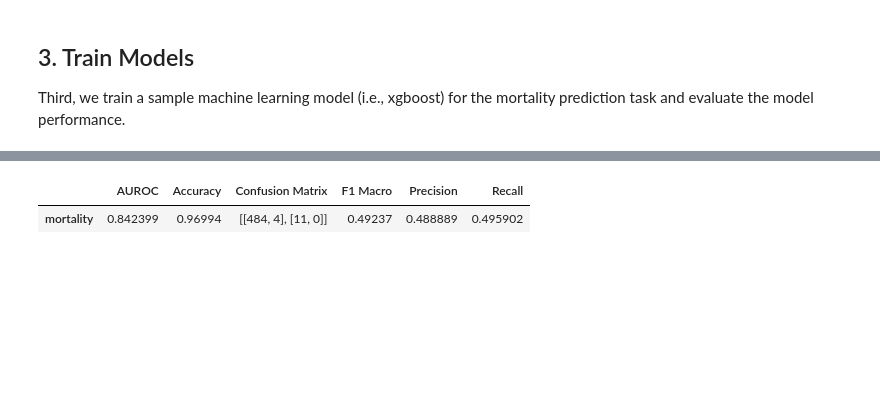
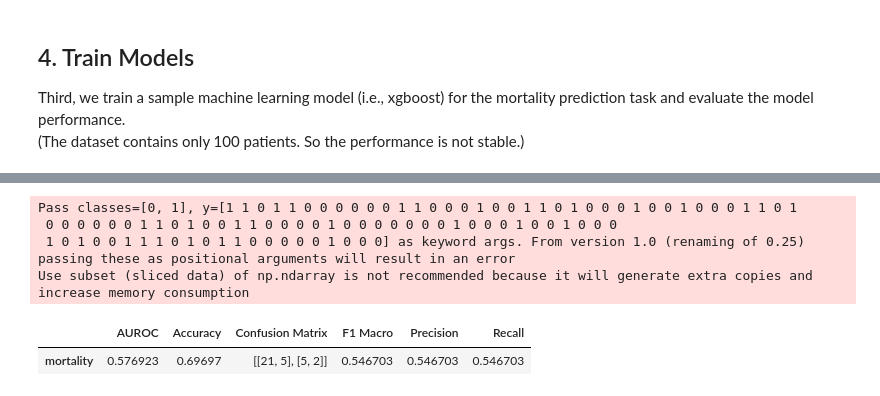
Before and after one commit to sibyl-dev/VBridge, a Jupyter notebook: notebooks/Getting Started.ipynb, the cells around one changed output, grey strips where cells are left out. Saved outputs shown, nothing was run; the diff lists cells and outputs as text; code cells hidden in the pictures; blank space fills up the shorter version.

```diff
--- a/notebooks/Getting Started.ipynb
+++ b/notebooks/Getting Started.ipynb
@@ -20,7 +25,7 @@ In the `Task` object, we define the
 This task aims to predict the patient's **mortality risk** (i.e., die or survive) during the hospital admission\
 according to the patient's demographics, label tests, and vital signs in the **first 48 hours** after being admitted.
 # %%
-# load the task
-task = pic_48h_in_admission_mortality_task()
+# load a pre-defined task on mimic-demo (https://physionet.org/content/mimiciii-demo/1.4/) dataset
+task = mimic_48h_in_admission_mortality_task()
 task
 # %% [output]
@@ -34,3 +43,6 @@ feature entity  : PATIENTS, ADMISSIONS, LABEVENTS, CHARTEVENTS
 labels
 - mortality     : ['low-risk', 'high-risk']
+# %%
+# create a vbridge instance based on the task
+vbridge = VBridge(task)
 # %% [markdown]
@@ -42,5 +54,5 @@ In brief, an `Entityset` is a collection of dataframes and the relationships bet
 Please check [featuretools](https://featuretools.alteryx.com/en/stable/getting_started/using_entitysets.html) for more details.
 # %%
 # load the entity set
-es = create_entityset('pic', verbose=False)
+vbridge.load_entity_set()
 # %% [markdown]
@@ -74,12 +80,9 @@ fm.head()
 # %% [markdown]
-## 3. Train Models
+## 4. Train Models
 
-Third, we train a sample machine learning model (i.e., xgboost) for the mortality prediction task and evaluate the model performance.
+Third, we train a sample machine learning model (i.e., xgboost) for the mortality prediction task and evaluate the model performance. \
+(The dataset contains only 100 patients. So the performance is not stable.)
 # %%
 # train an xgboost model to predict the mortality risk
-model_manager = ModelManager(fm, es, task)
-model_manager.fit_all()
-
-# evaluate the model
-model_manager.evaluate()
+vbridge.train_model()
 # %% [output]
@@ -87,3 +90,7 @@ model_manager.evaluate()
+Pass classes=[0, 1], y=[1 1 0 1 1 0 0 0 0 0 0 1 1 0 0 0 1 0 0 1 1 0 1 0 0 0 1 0 0 1 0 0 0 1 1 0 1
+ 0 0 0 0 0 0 1 1 0 1 0 0 1 1 0 0 0 0 1 0 0 0 0 0 0 0 1 0 0 0 1 0 0 1 0 0 0
+ 1 0 1 0 0 1 1 1 0 1 0 1 1 0 0 0 0 0 1 0 0 0] as keyword args. From version 1.0 (renaming of 0.25) passing these as positional arguments will result in an error
+Use subset (sliced data) of np.ndarray is not recommended because it will generate extra copies and increase memory consumption
 |  | AUROC | Accuracy | Confusion Matrix | F1 Macro | Precision | Recall |
-| mortality | 0.842399 | 0.96994 | [[484, 4], [11, 0]] | 0.49237 | 0.488889 | 0.495902 |
+| mortality | 0.576923 | 0.69697 | [[21, 5], [5, 2]] | 0.546703 | 0.546703 | 0.546703 |
 # %% [markdown]
```
Also changed, not shown: parts of 12 cells of this notebook.
